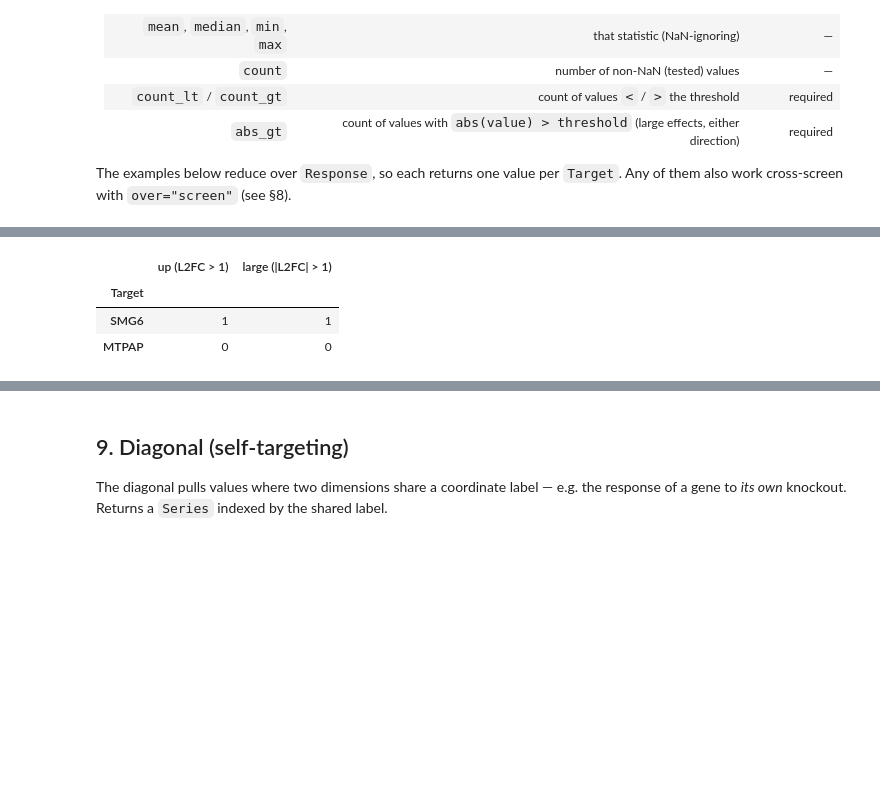
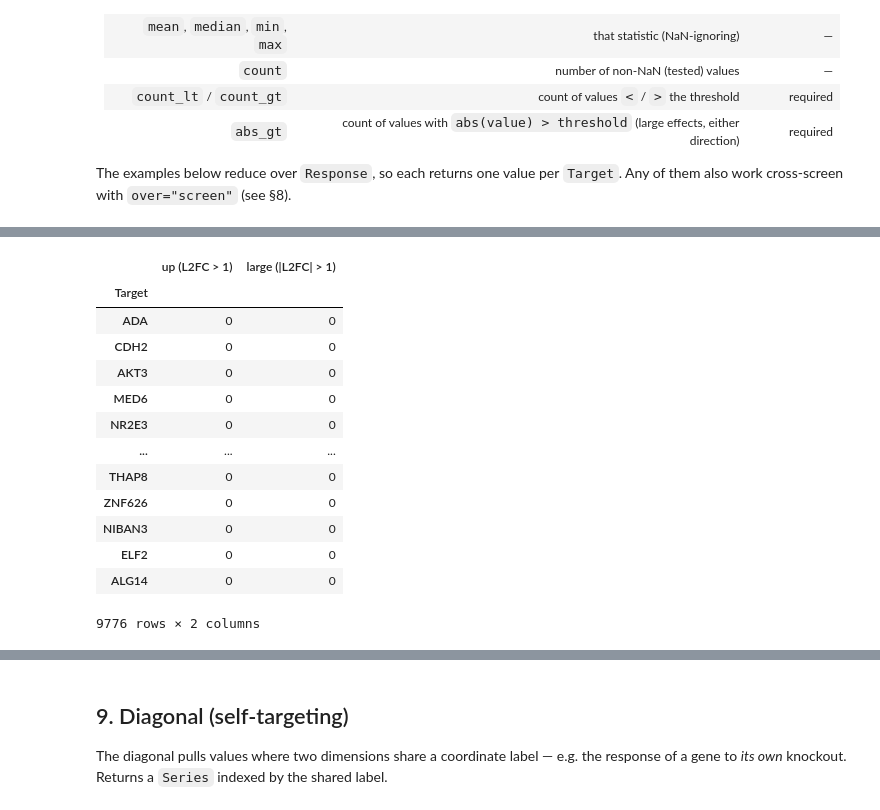
Before and after one commit to broadinstitute/cheesemonger, a Jupyter notebook: clients/cheesypy/examples/tutorial.ipynb, the cells around one changed output, grey strips where cells are left out. Saved outputs shown, nothing was run; the diff lists cells and outputs as text; code cells hidden in the pictures; blank space fills up the shorter version.

```diff
--- a/clients/cheesypy/examples/tutorial.ipynb
+++ b/clients/cheesypy/examples/tutorial.ipynb
@@ -42,8 +43,8 @@ import httpx
 from cheesypy import Cheesemonger
 
 # DEV_BASE_URL = "https://dev.cds.team/cheesemonger"
-PROD_BASE_URL = "https://cheesemonger.cds.team/"
-# PROD_BASE_URL = "https://cds.team/cheesemonger"
+# PROD_BASE_URL = "https://cheesemonger.cds.team/"
+PROD_BASE_URL = "https://cds.team/cheesemonger"
 
 USERNAME = "cheesemonger-test"
 PASSWORD = "crackers1020"
@@ -298,9 +314,9 @@ The examples below reduce over `Response`, so each returns one value per `Target
 
 import pandas as pd
 
-up  = cm.aggregate("perturb-scuba", "L2FC", over="Response", how="count_gt", threshold=1.0,
-                   screen="PS-SC-1", Timepoint="D4")
-big = cm.aggregate("perturb-scuba", "L2FC", over="Response", how="abs_gt", threshold=1.0,
-                   screen="PS-SC-1", Timepoint="D4")
+up  = cm.aggregate("dmc3_degs", "L2FC", over="Response", how="count_gt", threshold=1.0,
+                   Screen="PS-SC-000651-GG01", Timepoint="D4")
+big = cm.aggregate("dmc3_degs", "L2FC", over="Response", how="abs_gt", threshold=1.0,
+                   Screen="PS-SC-000651-GG01", Timepoint="D4")
 pd.DataFrame({"up (L2FC > 1)": up, "large (|L2FC| > 1)": big})   # rows = Target
 # %% [output]
@@ -309,7 +325,17 @@ Wall time: 344 ms
 |  | up (L2FC > 1) | large (|L2FC| > 1) |
 | Target |  |  |
-| SMG6 | 1 | 1 |
-| MTPAP | 0 | 0 |
+| ADA | 0 | 0 |
+| CDH2 | 0 | 0 |
+| AKT3 | 0 | 0 |
+| MED6 | 0 | 0 |
+| NR2E3 | 0 | 0 |
+| ... | ... | ... |
+| THAP8 | 0 | 0 |
+| ZNF626 | 0 | 0 |
+| NIBAN3 | 0 | 0 |
+| ELF2 | 0 | 0 |
+| ALG14 | 0 | 0 |
+9776 rows × 2 columns
 # %%
 %%time
 # min / max / median of L2FC across response genes, per target
```
Also changed, not shown: parts of 50 cells of this notebook, 1 other file.
